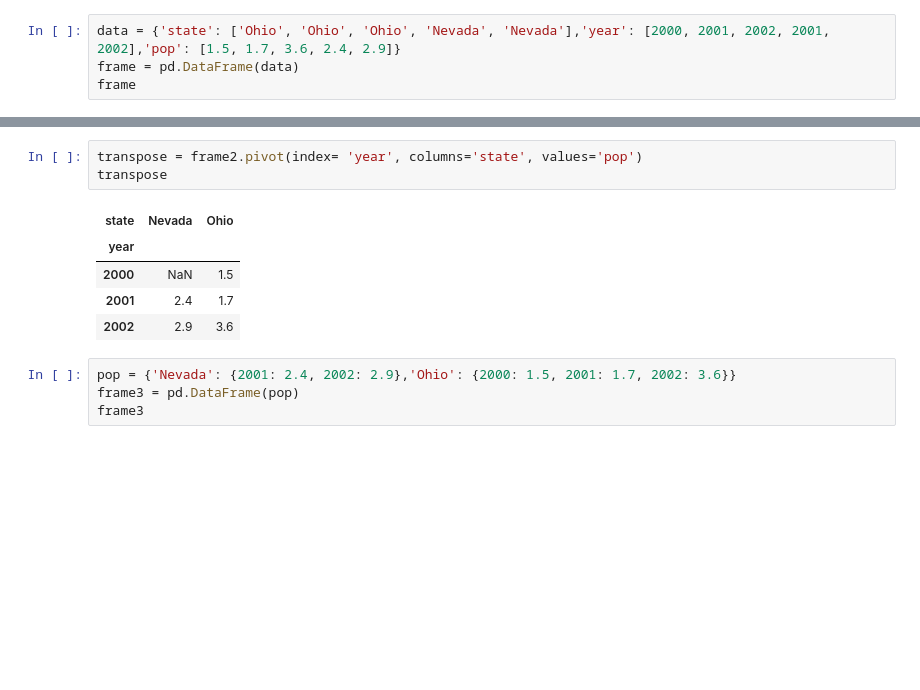
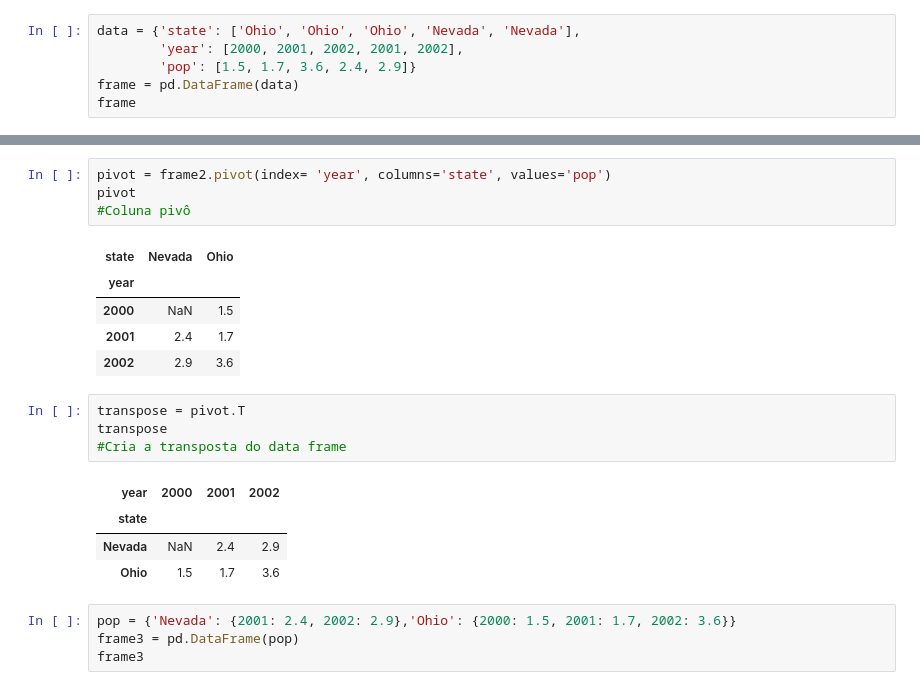
Before and after one commit to Cristiananc/FGV_Programming_Languages, a Jupyter notebook: Python/Notebooks/Aula_12_Numpy_Matplotlib_Pandas-Copy1.ipynb, the cells around one changed output, grey strips where cells are left out. Drawn from its saved outputs; the diff is of its cells as text; blank space fills up the shorter version.

```diff
--- a/Python/Notebooks/Aula_12_Numpy_Matplotlib_Pandas-Copy1.ipynb
+++ b/Python/Notebooks/Aula_12_Numpy_Matplotlib_Pandas-Copy1.ipynb
@@ -585,7 +585,9 @@ Name: population, dtype: float64
 # %% [markdown]
 ### Pandas Data Structures: Dataframe
 # %%
-data = {'state': ['Ohio', 'Ohio', 'Ohio', 'Nevada', 'Nevada'],'year': [2000, 2001, 2002, 2001, 2002],'pop': [1.5, 1.7, 3.6, 2.4, 2.9]}
+data = {'state': ['Ohio', 'Ohio', 'Ohio', 'Nevada', 'Nevada'],
+        'year': [2000, 2001, 2002, 2001, 2002],
+        'pop': [1.5, 1.7, 3.6, 2.4, 2.9]}
 frame = pd.DataFrame(data)
 frame
 # %% [output]
@@ -708,14 +716,24 @@ frame2.columns
 # %% [output]
 Index(['year', 'state', 'pop', 'debt', 'nova'], dtype='object')
 # %%
-transpose = frame2.pivot(index= 'year', columns='state', values='pop')
-transpose
+pivot = frame2.pivot(index= 'year', columns='state', values='pop')
+pivot
+#Coluna pivô
 # %% [output]
 | state | Nevada | Ohio |
 | year |  |  |
 | 2000 | NaN | 1.5 |
 | 2001 | 2.4 | 1.7 |
 | 2002 | 2.9 | 3.6 |
+# %%
+transpose = pivot.T
+transpose
+#Cria a transposta do data frame
+# %% [output]
+| year | 2000 | 2001 | 2002 |
+| state |  |  |  |
+| Nevada | NaN | 2.4 | 2.9 |
+| Ohio | 1.5 | 1.7 | 3.6 |
 # %%
 pop = {'Nevada': {2001: 2.4, 2002: 2.9},'Ohio': {2000: 1.5, 2001: 1.7, 2002: 3.6}}
 frame3 = pd.DataFrame(pop)
```
Also changed, not shown: parts of 29 cells of this notebook.
